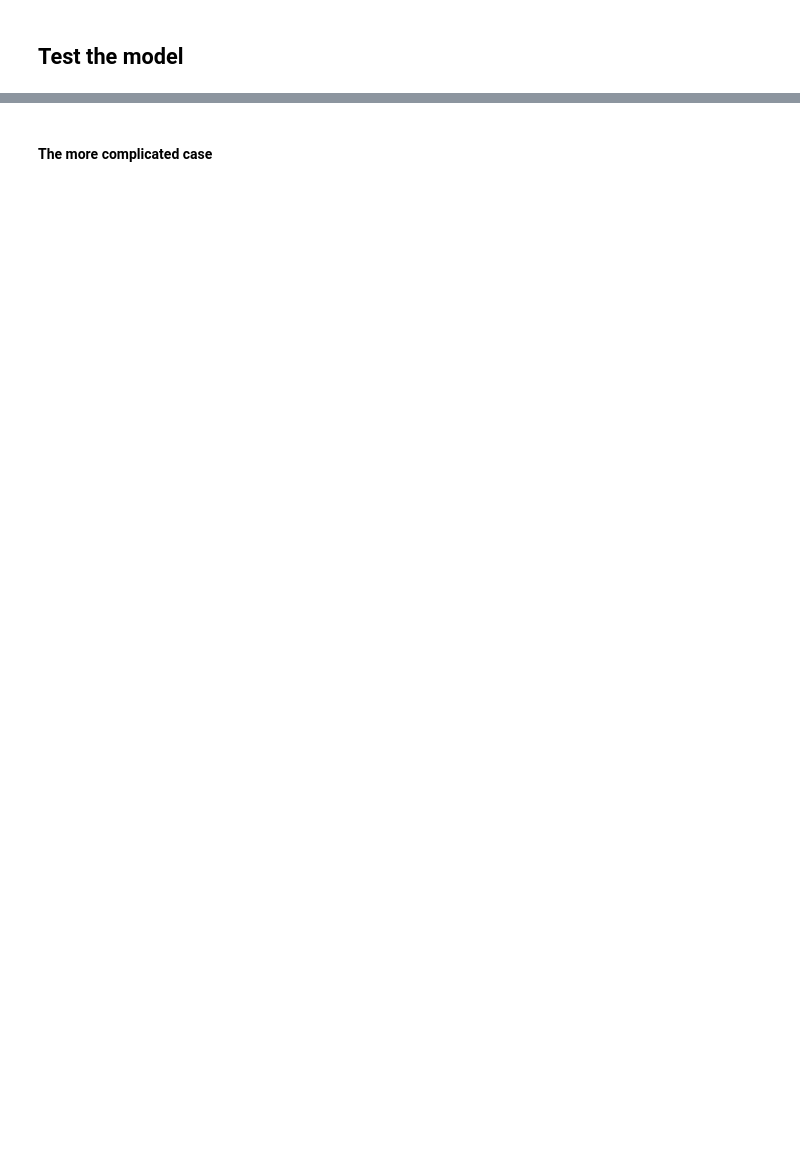
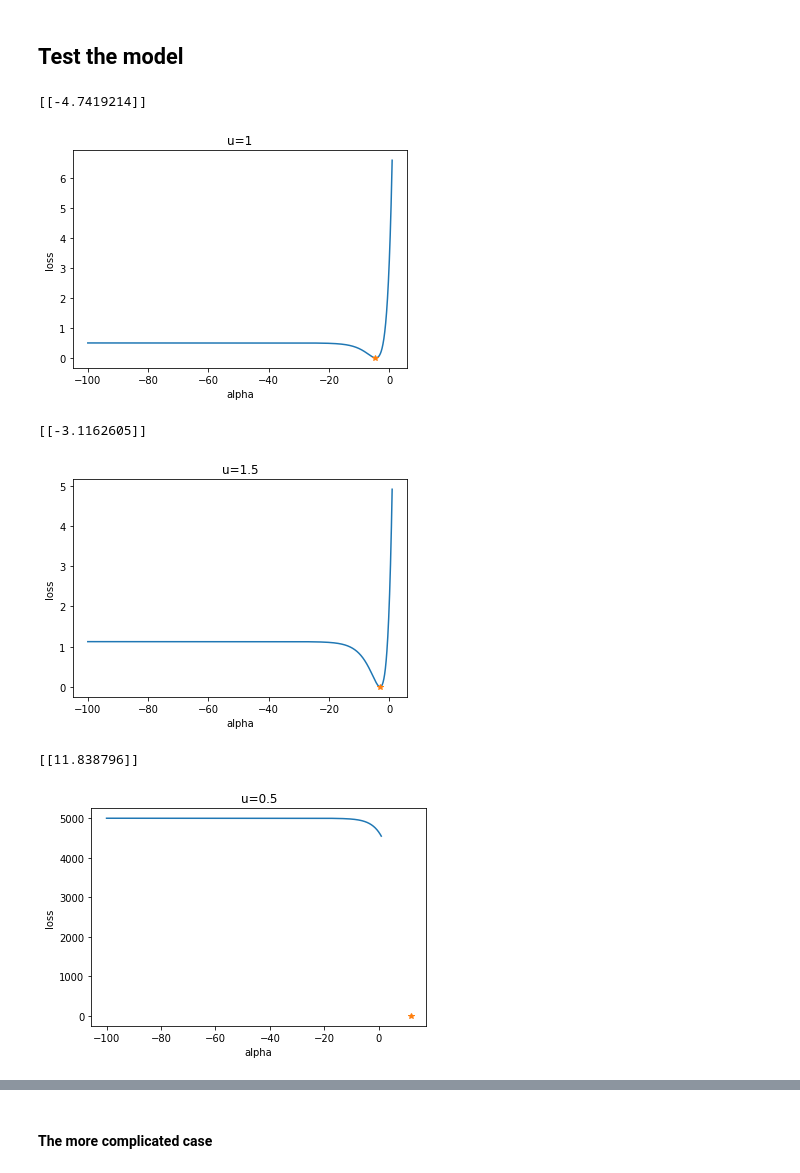
Before and after one commit to CSMMLab/KiT-RT, a Jupyter notebook: code/python/neural_entropy/EntropyTrainEvaluator.ipynb, the cells around one changed output, grey strips where cells are left out. Drawn from its saved outputs; the diff is of its cells as text; code cells hidden in the pictures; blank space fills up the shorter version.

```diff
--- a/code/python/neural_entropy/EntropyTrainEvaluator.ipynb
+++ b/code/python/neural_entropy/EntropyTrainEvaluator.ipynb
@@ -249,40 +278,47 @@ ValueError: Unable to restore custom object of type _tf_keras_metric currently.
 # make prediction
 pred = model.predict([1])
 print(pred)
 # plot prediction to minimal entropy
 u = 1
 alpha = np.arange(-100.0, 1.0, 0.05)
 plt.figure()
 plt.plot(alpha,custom_loss1dMBPrime_eval(u,alpha))
 plt.plot(pred,custom_loss1dMBPrime_eval(u,pred), marker="*")
-plt.ylabel('alpha')
-plt.xlabel('loss')
+plt.xlabel('alpha')
+plt.ylabel('loss')
 plt.title('u=1')
 plt.show()
 # plot prediction to minimal entropy
 u = 1.5
 pred = model.predict([u])
 print(pred)
 alpha = np.arange(-100.0, 1.0, 0.05)
 plt.figure()
 plt.plot(alpha,custom_loss1dMBPrime_eval(u,alpha))
 plt.plot(pred,custom_loss1dMBPrime_eval(u,pred), marker="*")
-plt.ylabel('alpha')
-plt.xlabel('loss')
+plt.xlabel('alpha')
+plt.ylabel('loss')
 plt.title('u=1.5')
 plt.show()
 
-u = 0.5
+u = 100
 pred = model.predict([u])
 print(pred)
 alpha = np.arange(-100.0, 1.0, 0.05)
 plt.figure()
 plt.plot(alpha,custom_loss1dMBPrime_eval(u,alpha))
 plt.plot(pred,custom_loss1dMBPrime_eval(u,pred), marker="*")
-plt.ylabel('alpha')
-plt.xlabel('loss')
+plt.xlabel('alpha')
+plt.ylabel('loss')
 plt.title('u=0.5')
 plt.show()
+# %% [output]
+[[-4.7419214]]
+[figure, added]
+[[-3.1162605]]
+[figure, added]
+[[11.838796]]
+[figure, added]
 # %%
 (xDataTrain,yDataTrain,xDataTest,yDataTest)=split_data(preprocess_data("testSetM_0.csv"),0.0)
 
```
Also changed, not shown: parts of 3 cells of this notebook, 4 other files.
